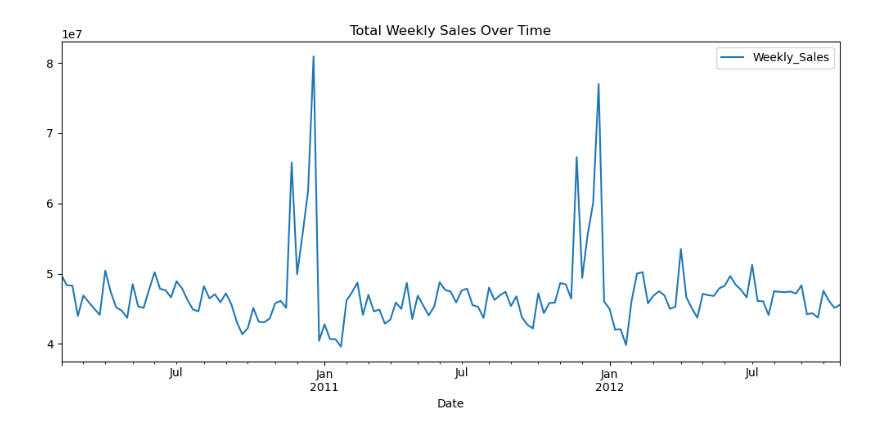
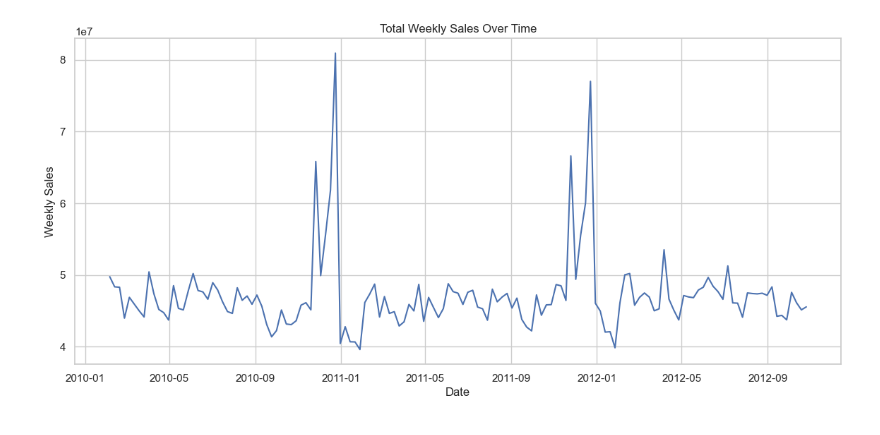
Before and after one commit to JayJ1504/retail_sales_analysis, a Jupyter notebook: notebooks/retail_sales_eda.ipynb, the cells around one changed output. Saved outputs shown, nothing was run; the diff lists cells and outputs as text; code cells hidden in the pictures.

```diff
--- a/notebooks/retail_sales_eda.ipynb
+++ b/notebooks/retail_sales_eda.ipynb
@@ -76,10 +25,0 @@ df.head()
-# %%
-# Fill obvious numeric nulls with reasonable imputations
-num_cols = df.select_dtypes(include=[np.number]).columns.tolist()
-for col in ['CPI','Unemployment','Fuel_Price','MarkDown1','MarkDown2','MarkDown3','MarkDown4','MarkDown5','Temperature','Size']:
-    if col in df.columns:
-        df[col] = df[col].fillna(df[col].median())
-
-# If IsHoliday exists (bool), coerce to bool
-if 'IsHoliday' in df.columns:
-    df['IsHoliday'] = df['IsHoliday'].astype(bool)
@@ -108,0 +26,11 @@ Markdowns: Do markdowns lift sales?
+# %%
+# Merge stores info
+merged_df = train_df.merge(stores_df, how="left", on="Store")
+
+# Merge features info
+merged_df = merged_df.merge(features_df, how="left", on=["Store", "Date"])
+
+# Convert Date to datetime
+merged_df['Date'] = pd.to_datetime(merged_df['Date'])
+
+merged_df.head()
@@ -108,0 +65,3 @@ Markdowns: Do markdowns lift sales?
+# %%
+for col in ['MarkDown1', 'MarkDown2', 'MarkDown3', 'MarkDown4', 'MarkDown5']:
+    merged_df[col] = merged_df[col].fillna(merged_df[col].median())
@@ -109,9 +80,10 @@ Markdowns: Do markdowns lift sales?
 # %%
-# Weekly sales trend
-weekly = df.groupby('Date', as_index=False)['Weekly_Sales'].sum()
-ax = weekly.plot(x='Date', y='Weekly_Sales', title='Total Weekly Sales Over Time')
-plt.tight_layout()
-plt.savefig('../assets/overall_weekly_sales.png', dpi=150)
+sales_trend = merged_df.groupby('Date')['Weekly_Sales'].sum().reset_index()
+plt.figure(figsize=(14,6))
+sns.lineplot(data=sales_trend, x='Date', y='Weekly_Sales')
+plt.title("Total Weekly Sales Over Time")
+plt.xlabel("Date")
+plt.ylabel("Weekly Sales")
 plt.show()
 # %% [output]
-[figure, old version]
+[figure, new version]
```
Also changed, not shown: parts of 16 cells of this notebook, 1 other file.
